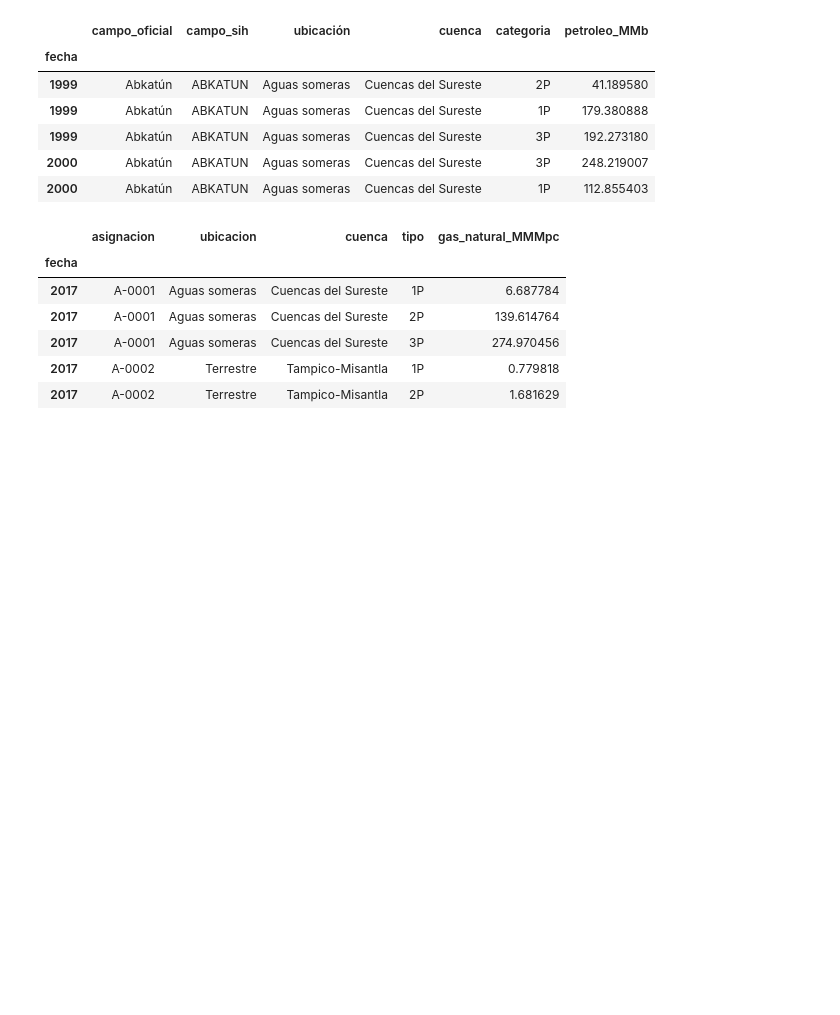
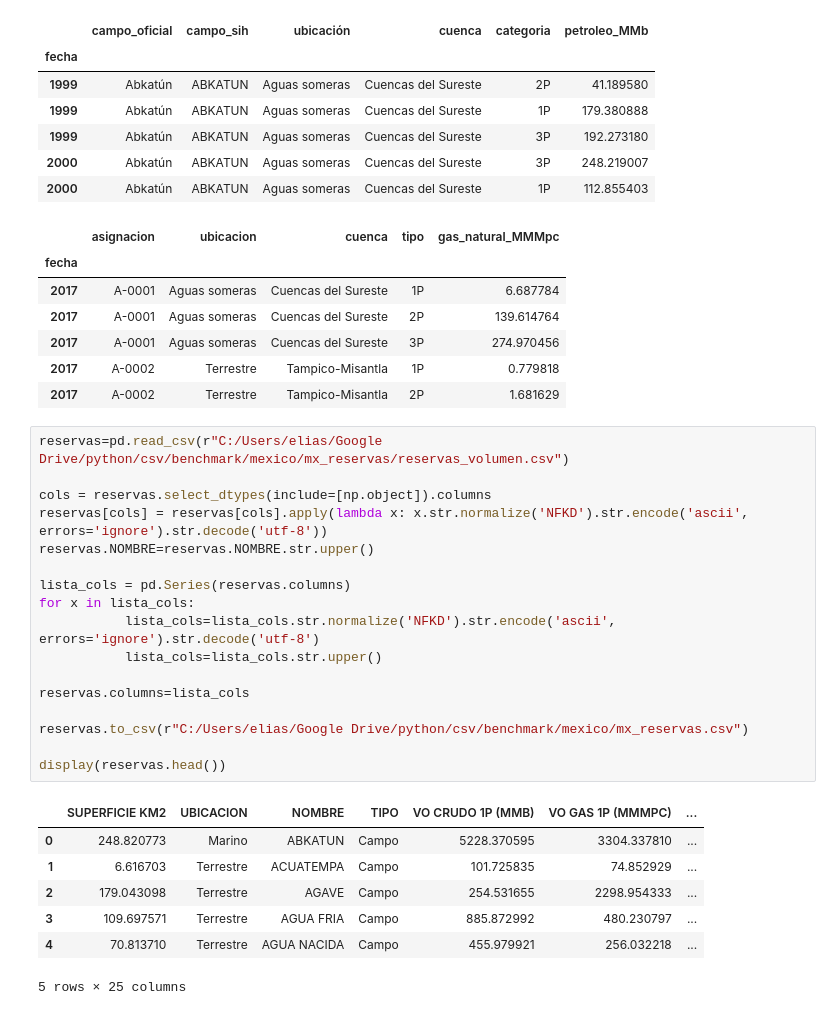
Before and after one commit to eliasft/projects, a Jupyter notebook: benchmarks_v1.ipynb, the cells around one changed output. Cells and saved outputs as stored; diff of their text form; blank space fills up the shorter version.

```diff
--- a/benchmarks_v1.ipynb
+++ b/benchmarks_v1.ipynb
@@ -476,3 +476,28 @@ display(reservas_aceite.head(),
 | 2017 | A-0001 | Aguas someras | Cuencas del Sureste | 3P | 274.970456 |
 | 2017 | A-0002 | Terrestre | Tampico-Misantla | 1P | 0.779818 |
 | 2017 | A-0002 | Terrestre | Tampico-Misantla | 2P | 1.681629 |
+# %%
+reservas=pd.read_csv(r"C:/Users/elias/Google Drive/python/csv/benchmark/mexico/mx_reservas/reservas_volumen.csv")
+
+cols = reservas.select_dtypes(include=[np.object]).columns
+reservas[cols] = reservas[cols].apply(lambda x: x.str.normalize('NFKD').str.encode('ascii', errors='ignore').str.decode('utf-8'))
+reservas.NOMBRE=reservas.NOMBRE.str.upper()
+
+lista_cols = pd.Series(reservas.columns)
+for x in lista_cols:
+           lista_cols=lista_cols.str.normalize('NFKD').str.encode('ascii', errors='ignore').str.decode('utf-8')
+           lista_cols=lista_cols.str.upper()
+
+reservas.columns=lista_cols
+
+reservas.to_csv(r"C:/Users/elias/Google Drive/python/csv/benchmark/mexico/mx_reservas.csv")
+
+display(reservas.head())
+# %% [output]
+|  | SUPERFICIE KM2 | UBICACION | NOMBRE | TIPO | VO CRUDO 1P (MMB) | VO GAS 1P (MMMPC) | ... |
+| 0 | 248.820773 | Marino | ABKATUN | Campo | 5228.370595 | 3304.337810 | ... |
+| 1 | 6.616703 | Terrestre | ACUATEMPA | Campo | 101.725835 | 74.852929 | ... |
+| 2 | 179.043098 | Terrestre | AGAVE | Campo | 254.531655 | 2298.954333 | ... |
+| 3 | 109.697571 | Terrestre | AGUA FRIA | Campo | 885.872992 | 480.230797 | ... |
+| 4 | 70.813710 | Terrestre | AGUA NACIDA | Campo | 455.979921 | 256.032218 | ... |
+5 rows × 25 columns
```
Also changed, not shown: 2 other files.
